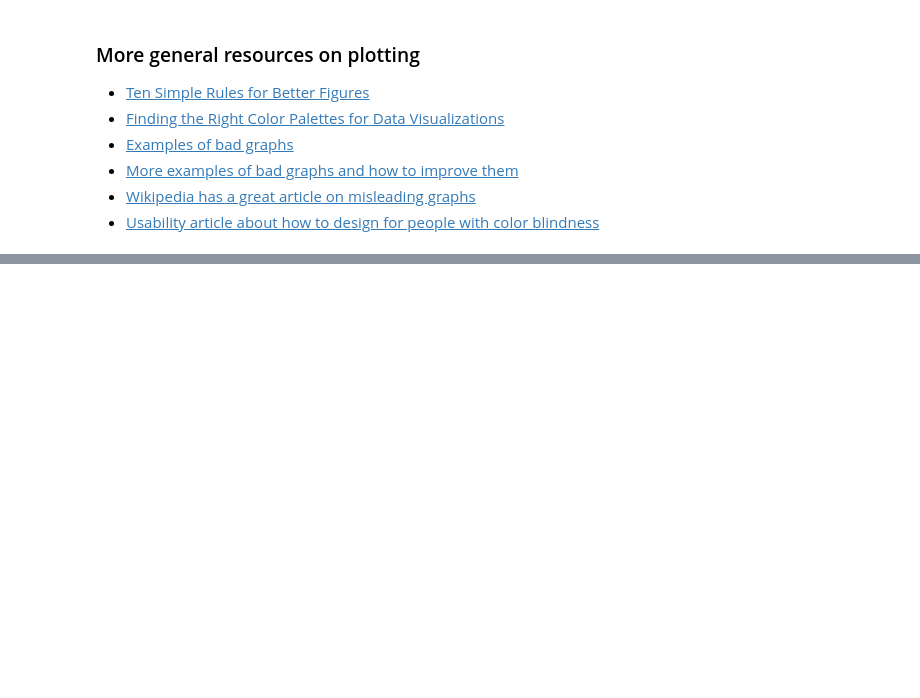
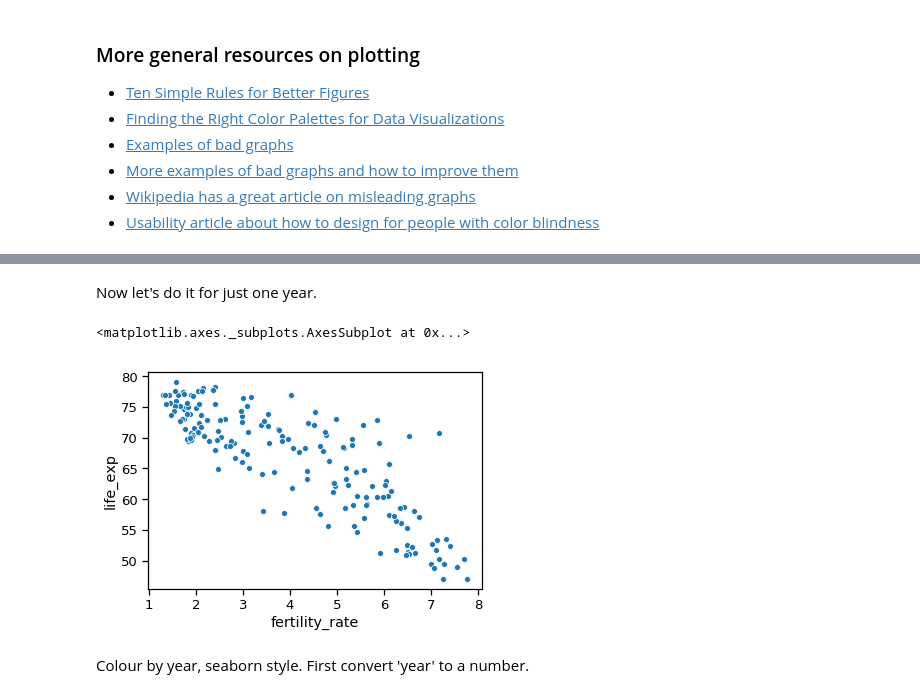
Before and after one commit to mbonsma/python-workshop, a Jupyter notebook: python-workshop.ipynb, the cells around one changed output, grey strips where cells are left out. Saved outputs shown, nothing was run; the diff lists cells and outputs as text; code cells hidden in the pictures; blank space fills up the shorter version.

```diff
--- a/python-workshop.ipynb
+++ b/python-workshop.ipynb
@@ -2087,0 +2225,11 @@ Python is so general-purpose and popular that many amazing packages exist to wor
+# %% [markdown]
+Now let's do it for just one year.
+# %%
+fig, ax = plt.subplots(1,1)
+
+sns.scatterplot(ax = ax, data = life_exp_fertility[life_exp_fertility['year'] == "1990"], x = 'fertility_rate', y = 'life_exp')
+# %% [output]
+<matplotlib.axes._subplots.AxesSubplot at 0x...>
+[figure, added]
+# %% [markdown]
+Colour by year, seaborn style. First convert 'year' to a number.
```
Also changed, not shown: parts of 21 cells of this notebook.
